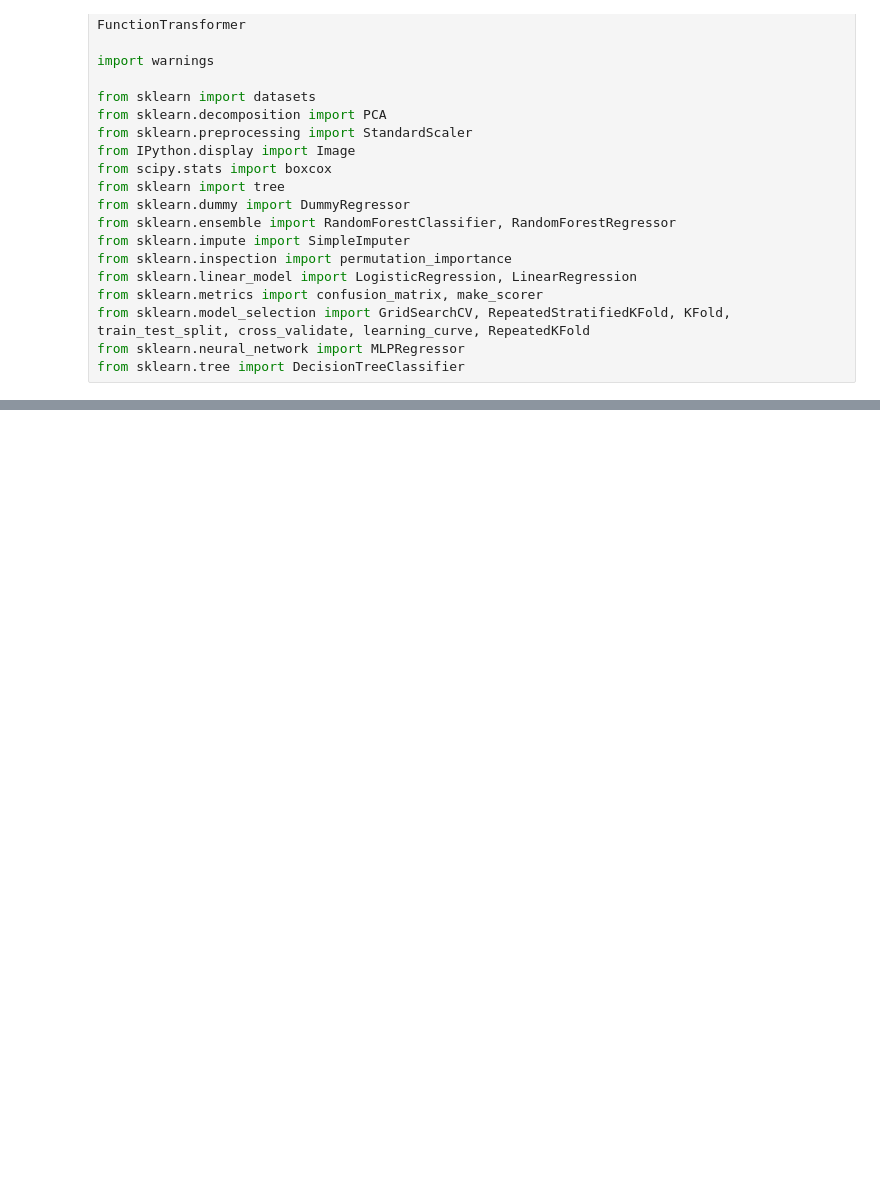
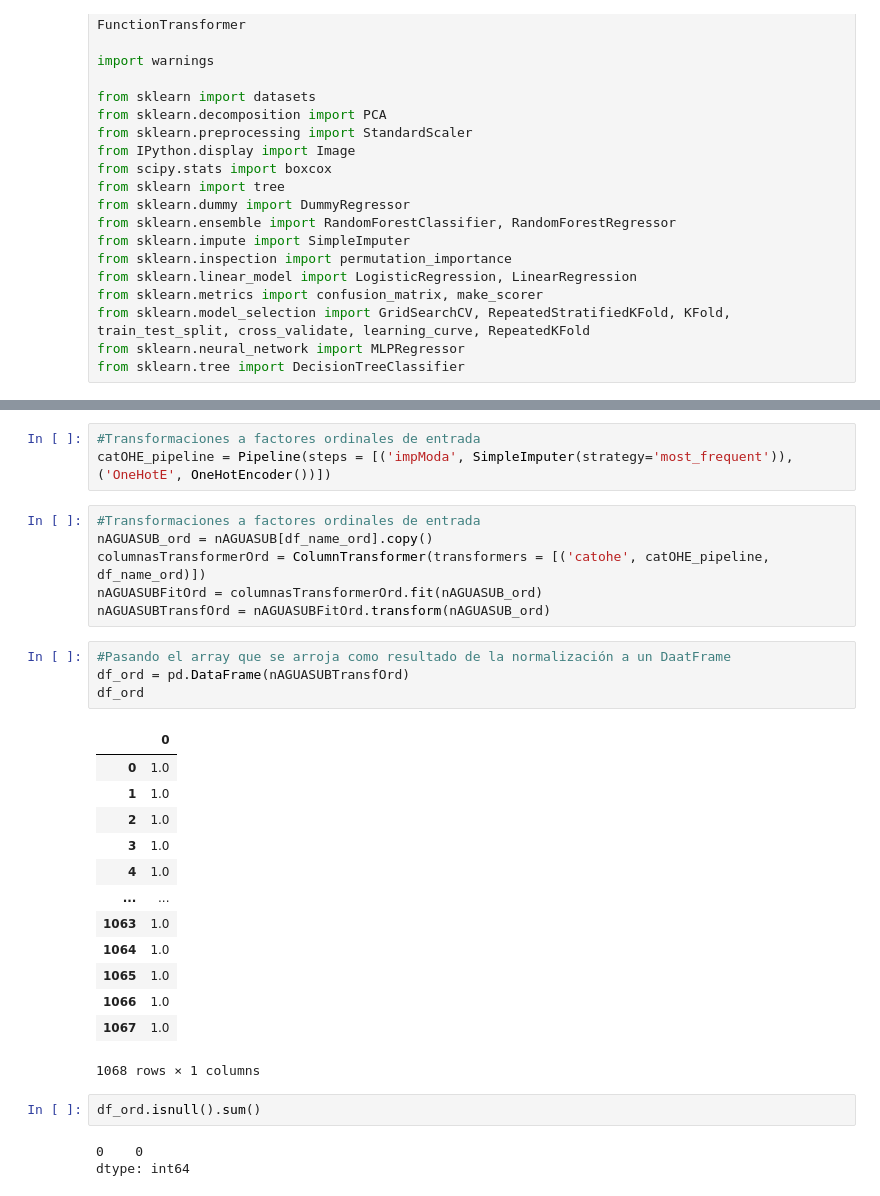
Before and after one commit to PosgradoMNA/actividades-del-projecto-cad_equipo_18, a Jupyter notebook: Equipo_18_Entrega_1_Aguas_Subterraneas.ipynb, the cells around one changed output, grey strips where cells are left out. Saved outputs shown, nothing was run; the diff lists cells and outputs as text; blank space fills up the shorter version.

```diff
--- a/Equipo_18_Entrega_1_Aguas_Subterraneas.ipynb
+++ b/Equipo_18_Entrega_1_Aguas_Subterraneas.ipynb
@@ -124,0 +332,32 @@ AGUA_SUB.shape
+# %%
+#Transformaciones a factores ordinales de entrada
+catOHE_pipeline = Pipeline(steps = [('impModa', SimpleImputer(strategy='most_frequent')), ('OneHotE', OneHotEncoder())])
+# %%
+#Transformaciones a factores ordinales de entrada
+nAGUASUB_ord = nAGUASUB[df_name_ord].copy()
+columnasTransformerOrd = ColumnTransformer(transformers = [('catohe', catOHE_pipeline, df_name_ord)])
+nAGUASUBFitOrd = columnasTransformerOrd.fit(nAGUASUB_ord)
+nAGUASUBTransfOrd = nAGUASUBFitOrd.transform(nAGUASUB_ord)
+# %%
+#Pasando el array que se arroja como resultado de la normalización a un DaatFrame
+df_ord = pd.DataFrame(nAGUASUBTransfOrd)
+df_ord
+# %% [output]
+|  | 0 |
+| 0 | 1.0 |
+| 1 | 1.0 |
+| 2 | 1.0 |
+| 3 | 1.0 |
+| 4 | 1.0 |
+| ... | ... |
+| 1063 | 1.0 |
+| 1064 | 1.0 |
+| 1065 | 1.0 |
+| 1066 | 1.0 |
+| 1067 | 1.0 |
+1068 rows × 1 columns
+# %%
+df_ord.isnull().sum()
+# %% [output]
+0    0
+dtype: int64
```
Also changed, not shown: parts of 24 cells of this notebook.
